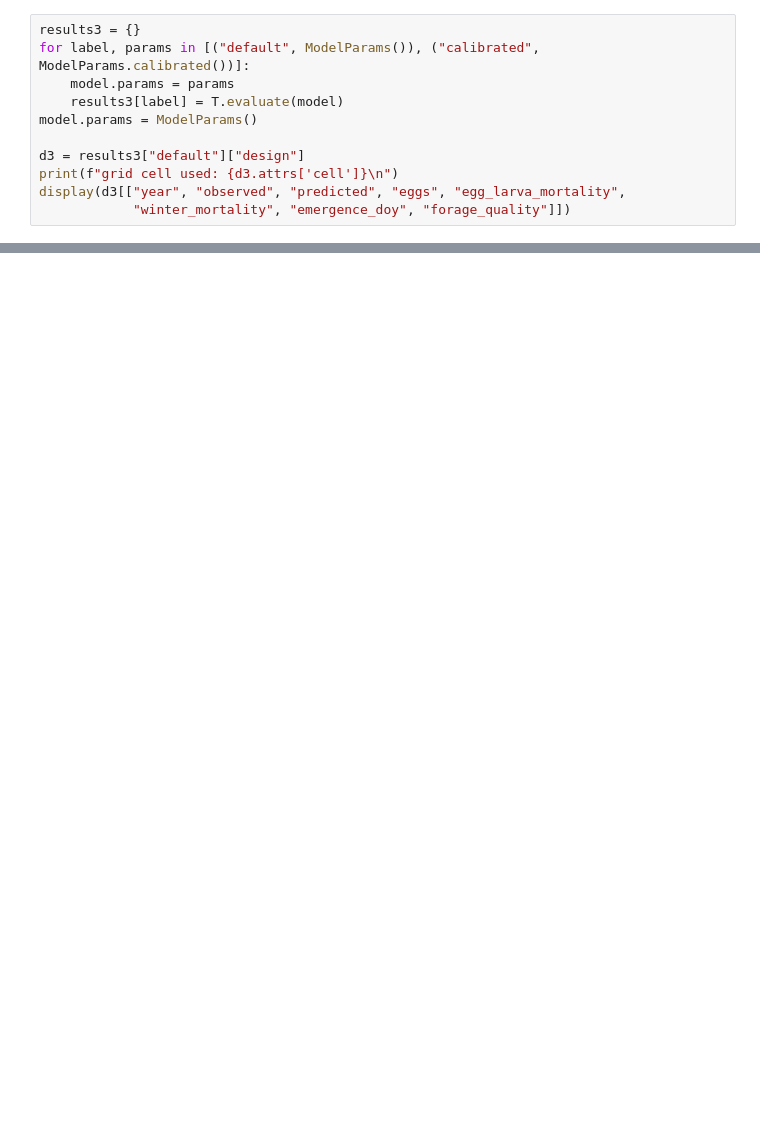
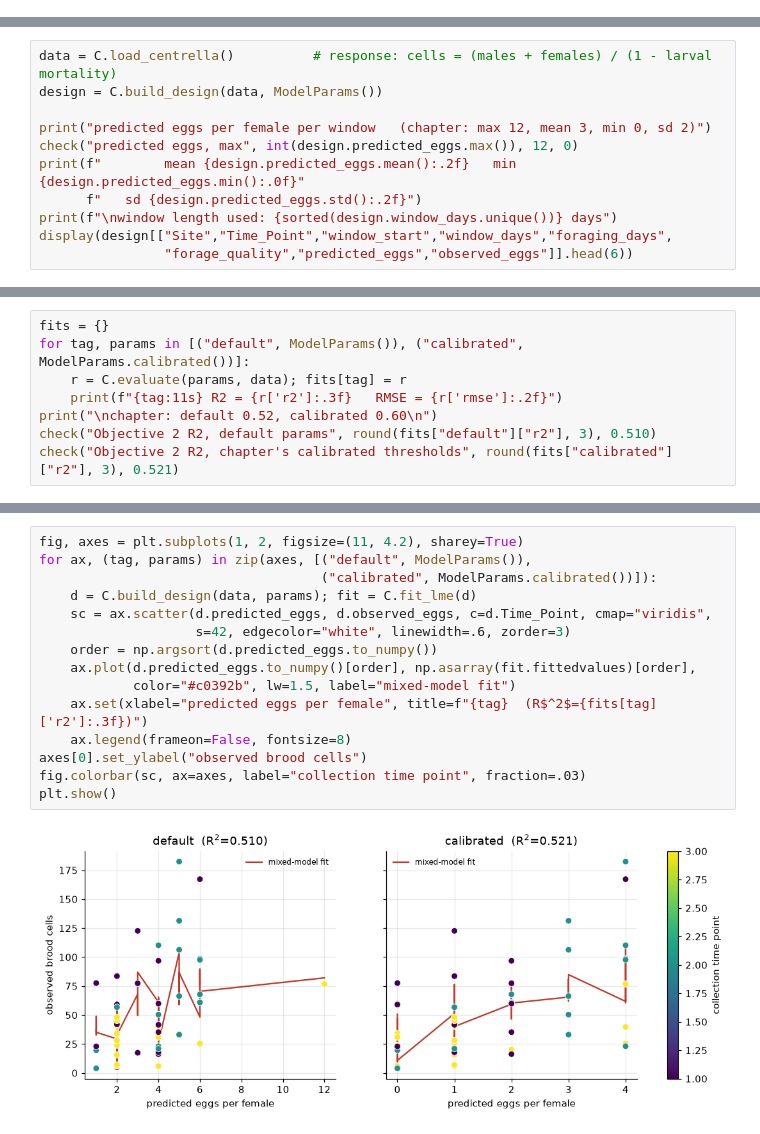
Before and after one commit to eai6/AppleBee, a Jupyter notebook: notebooks/applebee_replication.ipynb, the cells around one changed output, grey strips where cells are left out. Cells and saved outputs as stored; diff of their text form; blank space fills up the shorter version.

```diff
--- a/notebooks/applebee_replication.ipynb
+++ b/notebooks/applebee_replication.ipynb
@@ -734,11 +0,0 @@ of which genus Osmia: 183
-# %%
-results3 = {}
-for label, params in [("default", ModelParams()), ("calibrated", ModelParams.calibrated())]:
-    model.params = params
-    results3[label] = T.evaluate(model)
-model.params = ModelParams()
-
-d3 = results3["default"]["design"]
-print(f"grid cell used: {d3.attrs['cell']}\n")
-display(d3[["year", "observed", "predicted", "eggs", "egg_larva_mortality",
-            "winter_mortality", "emergence_doy", "forage_quality"]])
@@ -1093,0 +220,11 @@ Full reasoning: [`docs/REPLICATION_NOTES.md`](../docs/REPLICATION_NOTES.md).
+# %%
+data = C.load_centrella()          # response: cells = (males + females) / (1 - larval mortality)
+design = C.build_design(data, ModelParams())
+
+print("predicted eggs per female per window   (chapter: max 12, mean 3, min 0, sd 2)")
+check("predicted eggs, max", int(design.predicted_eggs.max()), 12, 0)
+print(f"        mean {design.predicted_eggs.mean():.2f}   min {design.predicted_eggs.min():.0f}"
+      f"   sd {design.predicted_eggs.std():.2f}")
+print(f"\nwindow length used: {sorted(design.window_days.unique())} days")
+display(design[["Site","Time_Point","window_start","window_days","foraging_days",
+                "forage_quality","predicted_eggs","observed_eggs"]].head(6))
@@ -1093,0 +244,8 @@ Full reasoning: [`docs/REPLICATION_NOTES.md`](../docs/REPLICATION_NOTES.md).
+# %%
+fits = {}
+for tag, params in [("default", ModelParams()), ("calibrated", ModelParams.calibrated())]:
+    r = C.evaluate(params, data); fits[tag] = r
+    print(f"{tag:11s} R2 = {r['r2']:.3f}   RMSE = {r['rmse']:.2f}")
+print("\nchapter: default 0.52, calibrated 0.60\n")
+check("Objective 2 R2, default params", round(fits["default"]["r2"], 3), 0.510)
+check("Objective 2 R2, chapter's calibrated thresholds", round(fits["calibrated"]["r2"], 3), 0.521)
@@ -1093,0 +268,17 @@ Full reasoning: [`docs/REPLICATION_NOTES.md`](../docs/REPLICATION_NOTES.md).
+# %%
+fig, axes = plt.subplots(1, 2, figsize=(11, 4.2), sharey=True)
+for ax, (tag, params) in zip(axes, [("default", ModelParams()),
+                                    ("calibrated", ModelParams.calibrated())]):
+    d = C.build_design(data, params); fit = C.fit_lme(d)
+    sc = ax.scatter(d.predicted_eggs, d.observed_eggs, c=d.Time_Point, cmap="viridis",
+                    s=42, edgecolor="white", linewidth=.6, zorder=3)
+    order = np.argsort(d.predicted_eggs.to_numpy())
+    ax.plot(d.predicted_eggs.to_numpy()[order], np.asarray(fit.fittedvalues)[order],
+            color="#c0392b", lw=1.5, label="mixed-model fit")
+    ax.set(xlabel="predicted eggs per female", title=f"{tag}  (R$^2$={fits[tag]['r2']:.3f})")
+    ax.legend(frameon=False, fontsize=8)
+axes[0].set_ylabel("observed brood cells")
+fig.colorbar(sc, ax=axes, label="collection time point", fraction=.03)
+plt.show()
+# %% [output]
+[figure, added]
```
Also changed, not shown: parts of 102 cells of this notebook, 14 other files.
